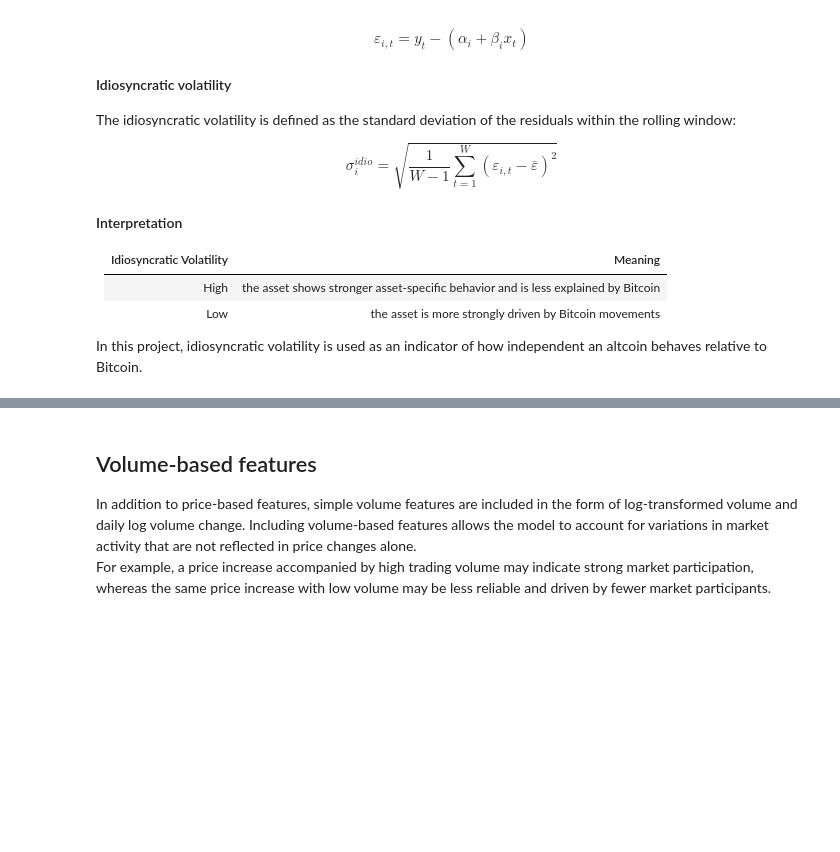
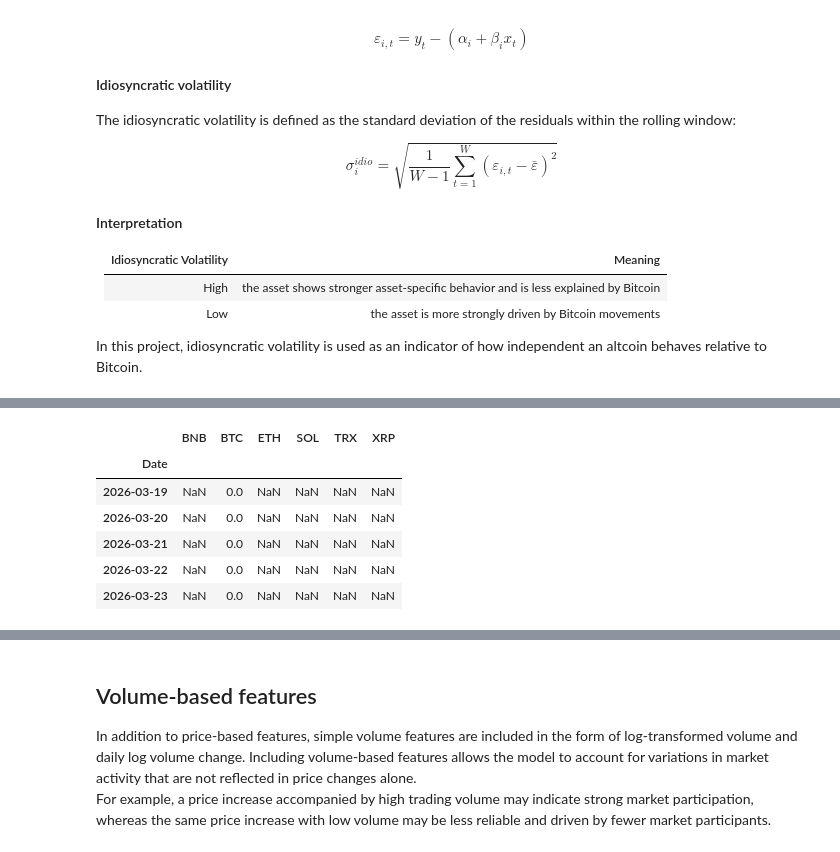
Before and after one commit to theodorahaimoff/hslu_fs26_dspro2, a Jupyter notebook: notebooks/02_feature_engineering.ipynb, the cells around one changed output, grey strips where cells are left out. Cells and saved outputs as stored; diff of their text form; code cells hidden in the pictures; blank space fills up the shorter version.

```diff
--- a/notebooks/02_feature_engineering.ipynb
+++ b/notebooks/02_feature_engineering.ipynb
@@ -308,0 +422,17 @@ In this project, idiosyncratic volatility is used as an indicator of how indepen
+# %%
+mf_idio_vol_aligned_df = compute_multifactor_idiosyncratic_volatility(
+    return_df=log_returns_aligned_df,
+    macro_return_df=macro_log_returns_df,
+    marketcap_df=marketcap_aligned_df,
+    window=MF_IDIO_WINDOW,
+)
+
+mf_idio_vol_aligned_df.tail()
+# %% [output]
+|  | BNB | BTC | ETH | SOL | TRX | XRP |
+| Date |  |  |  |  |  |  |
+| 2026-03-19 | NaN | 0.0 | NaN | NaN | NaN | NaN |
+| 2026-03-20 | NaN | 0.0 | NaN | NaN | NaN | NaN |
+| 2026-03-21 | NaN | 0.0 | NaN | NaN | NaN | NaN |
+| 2026-03-22 | NaN | 0.0 | NaN | NaN | NaN | NaN |
+| 2026-03-23 | NaN | 0.0 | NaN | NaN | NaN | NaN |
```
Also changed, not shown: parts of 13 cells of this notebook, 3 other files.
